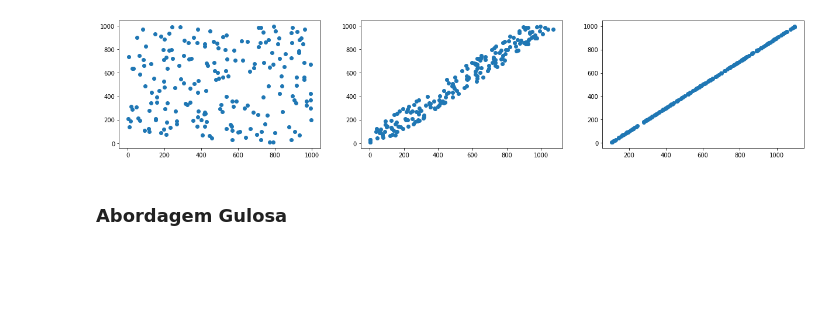
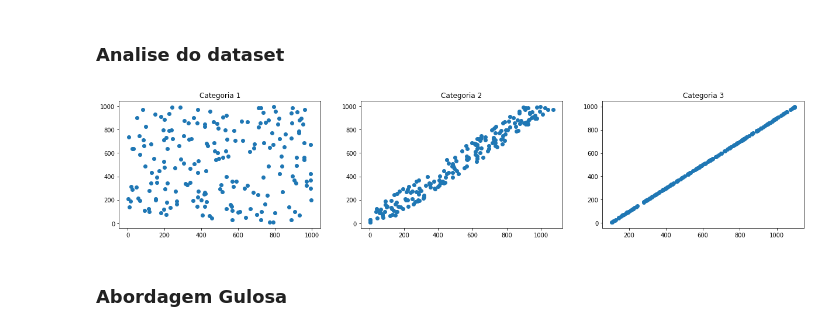
Before and after one commit to MatheusNSantiago/O-Problema-da-Mochila---Analise-de-Algoritmos, a Jupyter notebook: main.ipynb, the cells around one changed output. Saved outputs shown, nothing was run; the diff lists cells and outputs as text; code cells hidden in the pictures; blank space fills up the shorter version.

```diff
--- a/main.ipynb
+++ b/main.ipynb
@@ -45,18 +44,21 @@ def get_data(cat: int, size: int) -> tuple[BeneficioMaximo, Capacidade, list[Ite
         ]
 
     return beneficio_maximo, capacidade, itens
+# %% [markdown]
+### Analise do dataset
 # %%
 fig, ax = plt.subplots(1, 3, figsize=(21, 4))
 
 for cat in [1, 2, 3]:
     itens = get_data(cat, sizes[1])[2]
 
     valores = [i.valor for i in itens]
     pesos = [i.peso for i in itens]
 
     ax[cat - 1].scatter(valores, pesos)
+    ax[cat - 1].set_title(f"Categoria {cat}")
 # %% [output]
-[figure, old version]
+[figure, new version]
 # %% [markdown]
 ### Abordagem Gulosa
 # %% [markdown]
```
Also changed, not shown: parts of 5 cells of this notebook.
